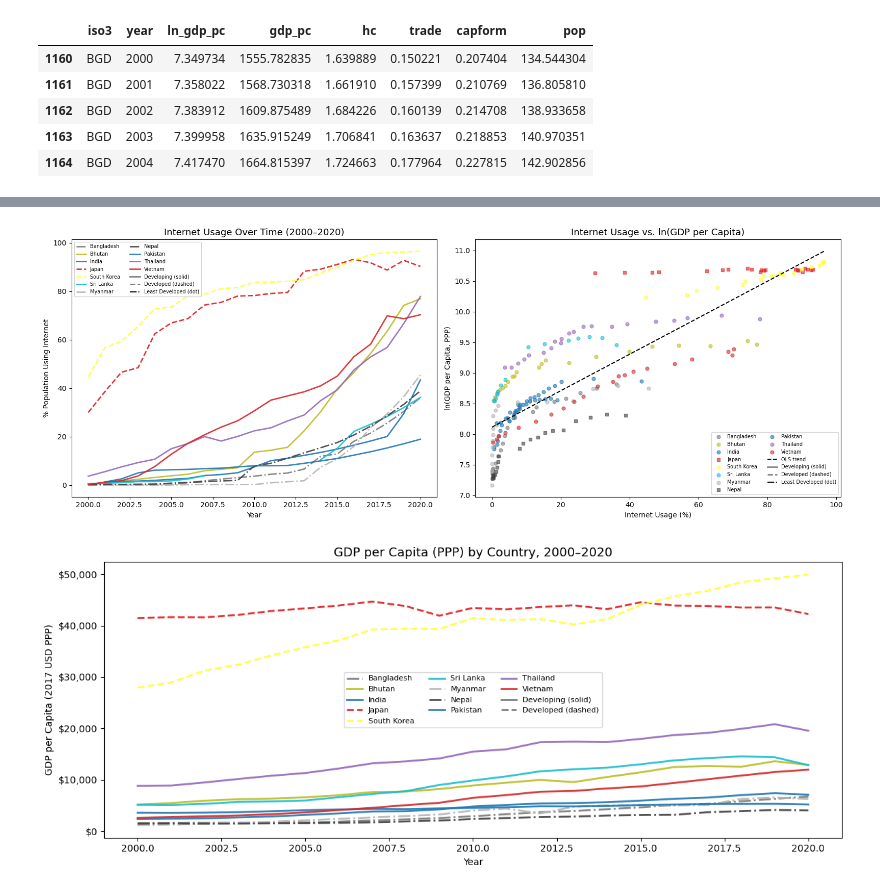
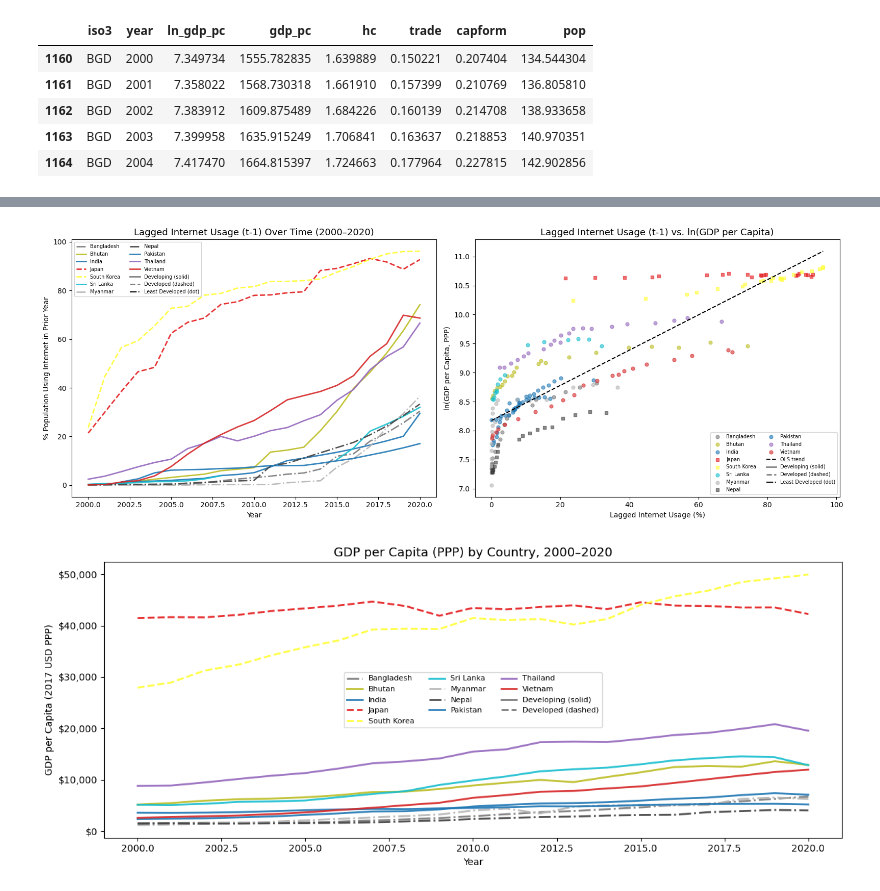
Before and after one commit to JDeyholos/ECON_323_Project, a Jupyter notebook: Regression.ipynb, the cells around one changed output, grey strips where cells are left out. Drawn from its saved outputs; the diff is of its cells as text; code cells hidden in the pictures.

```diff
--- a/Regression.ipynb
+++ b/Regression.ipynb
@@ -191,6 +197,12 @@ Missing values: {'iso3': 0, 'year': 0, 'internet_pct': 8}
 # %%
-# Merge PWT + ITU on country-year
-df = pd.merge(pwt_clean, internet_clean, on=['iso3','year'], how='inner')
+# Build explicit lagged ITU series so year t GDP only uses year t-1 internet
+internet_lag = internet_clean[['iso3', 'year', 'internet_pct']].copy()
+internet_lag['year'] = internet_lag['year'] + 1
+internet_lag = internet_lag.rename(columns={'internet_pct': 'internet_lag1'})
+
+# Merge PWT outcome years with lagged ITU years
+df = pd.merge(pwt_clean, internet_lag, on=['iso3','year'], how='inner')
+df = df[df['year'].between(YEAR_MIN, YEAR_MAX)].copy()
 
 # 3-level development status
 developed_isos = ['JPN', 'KOR']
@@ -212,17 +224,16 @@ df['is_least_developed'] = (df['developed'] == 'least developed').astype(int)
 # Add country label for plotting
 df['country'] = df['iso3'].map(country_map)
 
-# Sort before lagging - essential for correct shift()
+# Sort for panel operations
 df = df.sort_values(['iso3','year']).reset_index(drop=True)
 
-# Lagged internet (t-1): addresses reverse causality
-df['internet_lag1'] = df.groupby('iso3')['internet_pct'].shift(1)
 
 # Interaction terms: lagged internet x development category
 df['internet_x_ldev'] = df['internet_lag1'] * df['is_least_developed']
 df['internet_x_devd'] = df['internet_lag1'] * df['is_developed']
 
 print(f"Final dataset: {df.shape[0]} rows, {df['iso3'].nunique()} countries")
+print(f"Panel year window: {df['year'].min()}–{df['year'].max()}")
 print(f"\nRows per country:")
 print(df.groupby('country')['year'].count().sort_values())
 print(f"\nDevelopment status by country:")
@@ -298,56 +309,56 @@ style_map.update({iso: '--' for iso in developed_isos})
 style_map.update({iso: '-.' for iso in least_developed_isos})
 fig, axes = plt.subplots(1, 2, figsize=(16, 6))
 
-# --- Plot 1: Internet usage over time ---
+# --- Plot 1: Lagged internet usage over time ---
 for iso, grp in df.groupby('iso3'):
-    axes[0].plot(grp['year'], grp['internet_pct'],
+    axes[0].plot(grp['year'], grp['internet_lag1'],
                  label=country_map[iso],
                  color=color_map[iso],
                  linestyle=style_map[iso],
                  linewidth=2, alpha=0.9)
 
-axes[0].set_title('Internet Usage Over Time (2000–2020)', fontsize=13)
+axes[0].set_title('Lagged Internet Usage (t-1) Over Time (2000–2020)', fontsize=13)
 axes[0].set_xlabel('Year')
-axes[0].set_ylabel('% Population Using Internet')
+axes[0].set_ylabel('% Population Using Internet in Prior Year')
 axes[0].legend(fontsize=7.5, ncol=2, loc='upper left')
 
-# --- Plot 2: Internet vs ln(GDP per Capita) scatter ---
+# --- Plot 2: Lagged internet vs ln(GDP per Capita) scatter ---
 for iso, grp in df.groupby('iso3'):
-    axes[1].scatter(grp['internet_pct'], grp['ln_gdp_pc'],
+    axes[1].scatter(grp['internet_lag1'], grp['ln_gdp_pc'],
                     label=country_map[iso],
                     color=color_map[iso],
                     marker='o' if iso in developing_isos else 's',
                     alpha=0.6, s=25)
 
 # OLS trendline
-valid = df[['internet_pct','ln_gdp_pc']].dropna()
-m, b = np.polyfit(valid['internet_pct'], valid['ln_gdp_pc'], 1)
-x_line = np.linspace(valid['internet_pct'].min(), valid['internet_pct'].max(), 100)
+valid = df[['internet_lag1','ln_gdp_pc']].dropna()
+m, b = np.polyfit(valid['internet_lag1'], valid['ln_gdp_pc'], 1)
+x_line = np.linspace(valid['internet_lag1'].min(), valid['internet_lag1'].max(), 100)
 axes[1].plot(x_line, m*x_line + b, 'k--', linewidth=1.5, label='OLS trend')
 
-axes[1].set_title('Internet Usage vs. ln(GDP per Capita)', fontsize=13)
-axes[1].set_xlabel('Internet Usage (%)')
+axes[1].set_title('Lagged Internet Usage (t-1) vs. ln(GDP per Capita)', fontsize=13)
+axes[1].set_xlabel('Lagged Internet Usage (%)')
 axes[1].set_ylabel('ln(GDP per Capita, PPP)')
 axes[1].legend(fontsize=7.5, ncol=2, loc='lower right')
 
 # Shared legend explaining line style / marker convention
 legend_elements = [
     Line2D([0],[0], color='gray', linestyle='-',  lw=2, label='Developing (solid / circle)'),
     Line2D([0],[0], color='gray', linestyle='--', lw=2, label='Developed  (dashed / square)'),
     Line2D([0],[0], color='k', linestyle='-.', lw=1.5, label='Least Developed (dashed / dot)'),
 ]
 for ax in axes:
     existing = ax.get_legend()
     handles, labels = ax.get_legend_handles_labels()
     ax.legend(handles=handles + legend_elements,
               labels=labels + ['Developing (solid)', 'Developed (dashed)', 'Least Developed (dot)'],
               fontsize=7, ncol=2)
 
 plt.tight_layout()
 plt.savefig('eda_internet_gdp.png', dpi=150, bbox_inches='tight')
 plt.show()
 # %% [output]
-[figure, old version]
+[figure, new version]
 # %%
 fig, ax = plt.subplots(figsize=(12, 5))
 
```
Also changed, not shown: parts of 7 cells of this notebook, 2 other files.
